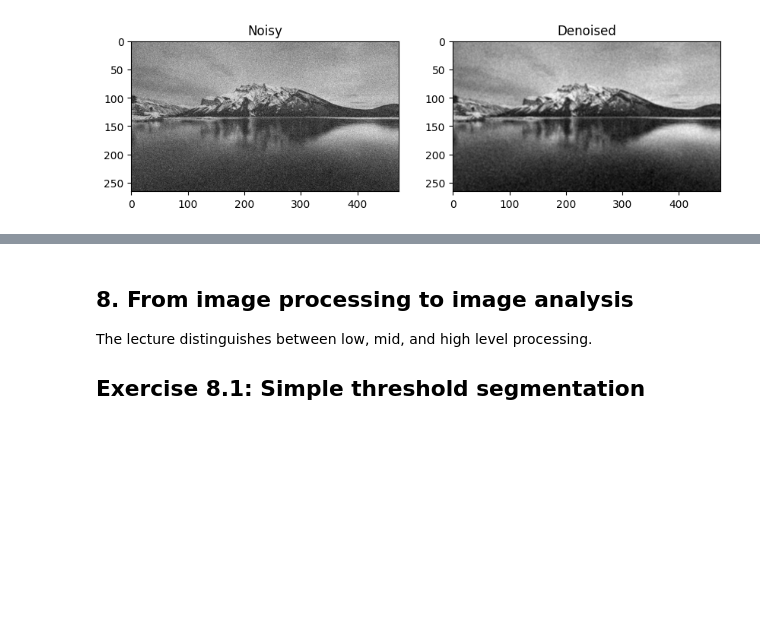
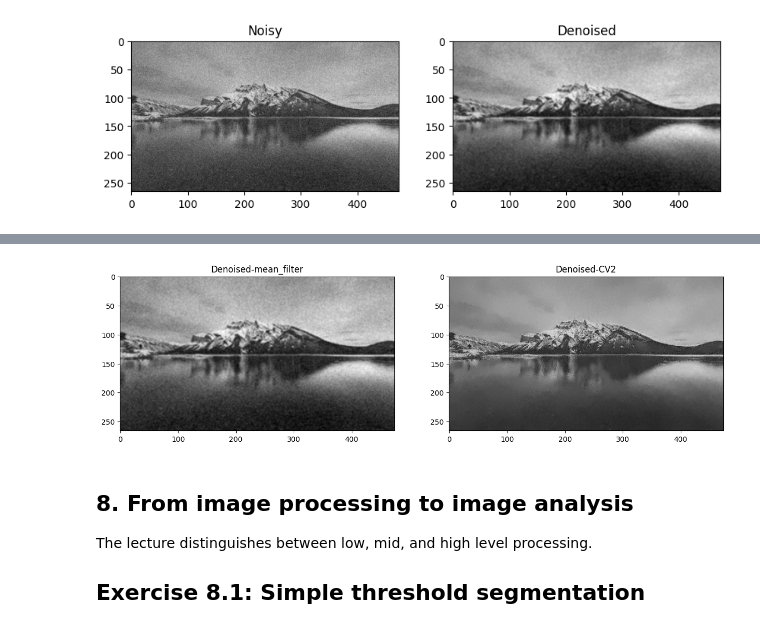
Before and after one commit to BashayrA/Digital-Image-Processing---Labs, a Jupyter notebook: AI342Lab1.ipynb, the cells around one changed output, grey strips where cells are left out. Drawn from its saved outputs; the diff is of its cells as text; code cells hidden in the pictures; blank space fills up the shorter version.

```diff
--- a/AI342Lab1.ipynb
+++ b/AI342Lab1.ipynb
@@ -488,3 +514,19 @@ plt.show()
+# %%
+# additional
+
+# display both denoised images next to each other
+plt.figure(figsize=(15,6))
+plt.subplot(1,2,1)
+plt.imshow(denoised, cmap='gray')
+plt.title("Denoised-mean_filter")
+
+plt.subplot(1,2,2)
+plt.imshow(denoise, cmap='gray')
+plt.title("Denoised-CV2")
+
+plt.show()
+# %% [output]
+[figure, added]
 # %% [markdown]
 ## 8. From image processing to image analysis
 The lecture distinguishes between low, mid, and high level processing.
```
Also changed, not shown: parts of 7 cells of this notebook.
